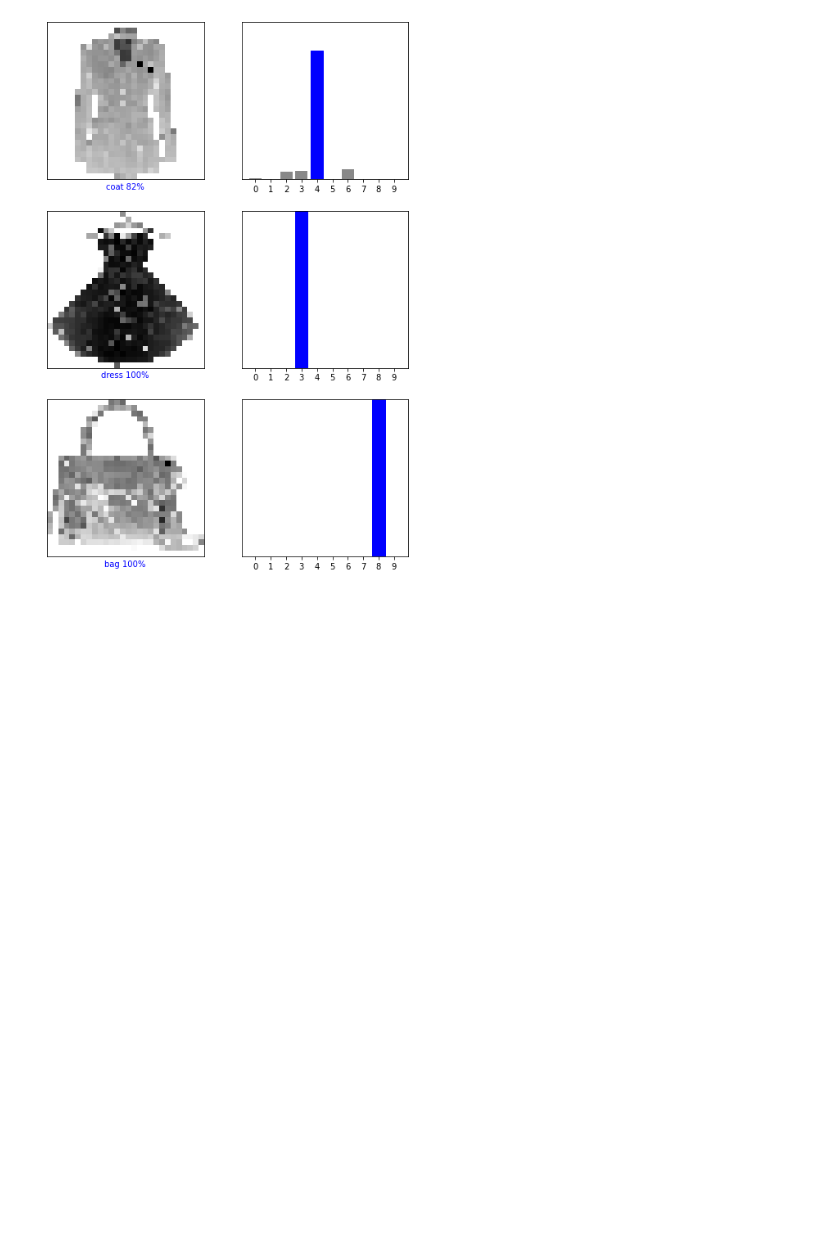
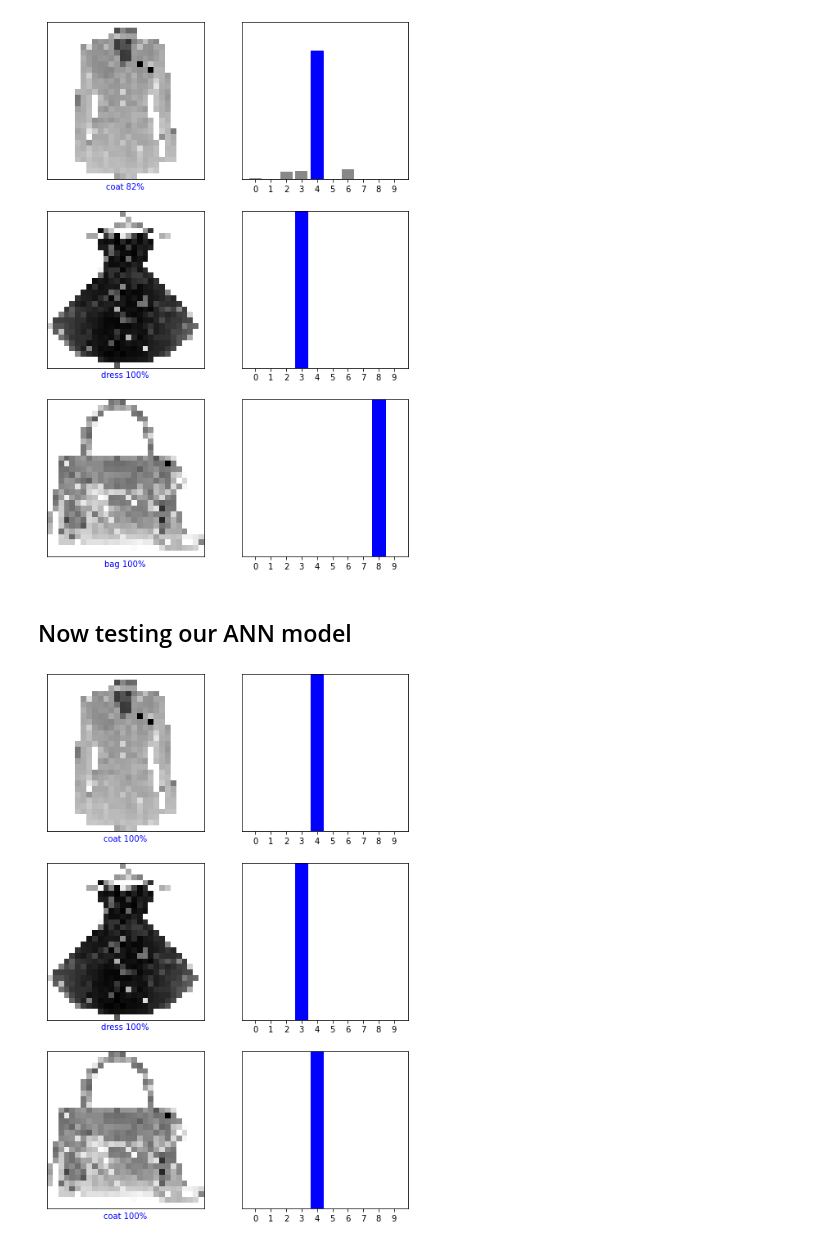
Before and after one commit to Manash-git/MNIST-Image-Classification-using-Convolutional-Neural-Network, a Jupyter notebook: testing image classifier model.ipynb, the cells around one changed output. Saved outputs shown, nothing was run; the diff lists cells and outputs as text; code cells hidden in the pictures; blank space fills up the shorter version.

Commit message:
ann model added| test done

```diff
--- a/testing image classifier model.ipynb
+++ b/testing image classifier model.ipynb
@@ -68,3 +70,39 @@ for i in range(3):
 plt.show()
 # %% [output]
 [figure]
+# %% [markdown]
+## Now testing our ANN model
+# %%
+# loading our model and predictions
+model = tf.keras.models.load_model("png image model using ann.h5")
+preds = model.predict(images_reshaped)
+# %%
+def plot_image(prediction, img):
+    plt.xticks([])
+    plt.yticks([])
+    plt.imshow(img, cmap=plt.cm.binary)
+    predicted_label = np.argmax(prediction)
+    plt.xlabel("{} {:2.0f}%".format(class_names[predicted_label],
+               100*np.max(prediction),
+               ),
+                color="blue")
+
+def plot_value_array(prediction):
+    plt.xticks(range(10))
+    plt.yticks([])
+    thisplot = plt.bar(range(10), prediction, color="#888888")
+    plt.ylim([0,1])
+    predicted_label = np.argmax(prediction)
+    thisplot[predicted_label].set_color('blue')
+
+plt.figure(figsize=(8,12))
+for i in range(3):
+    # image
+    plt.subplot(3, 2, 2*i+1)
+    plot_image(preds[i], images[i])
+    # bar chart
+    plt.subplot(3, 2, 2*i+2)
+    plot_value_array(preds[i])
+plt.show()
+# %% [output]
+[figure, added]
```
Also changed, not shown: parts of 1 cell of this notebook.
